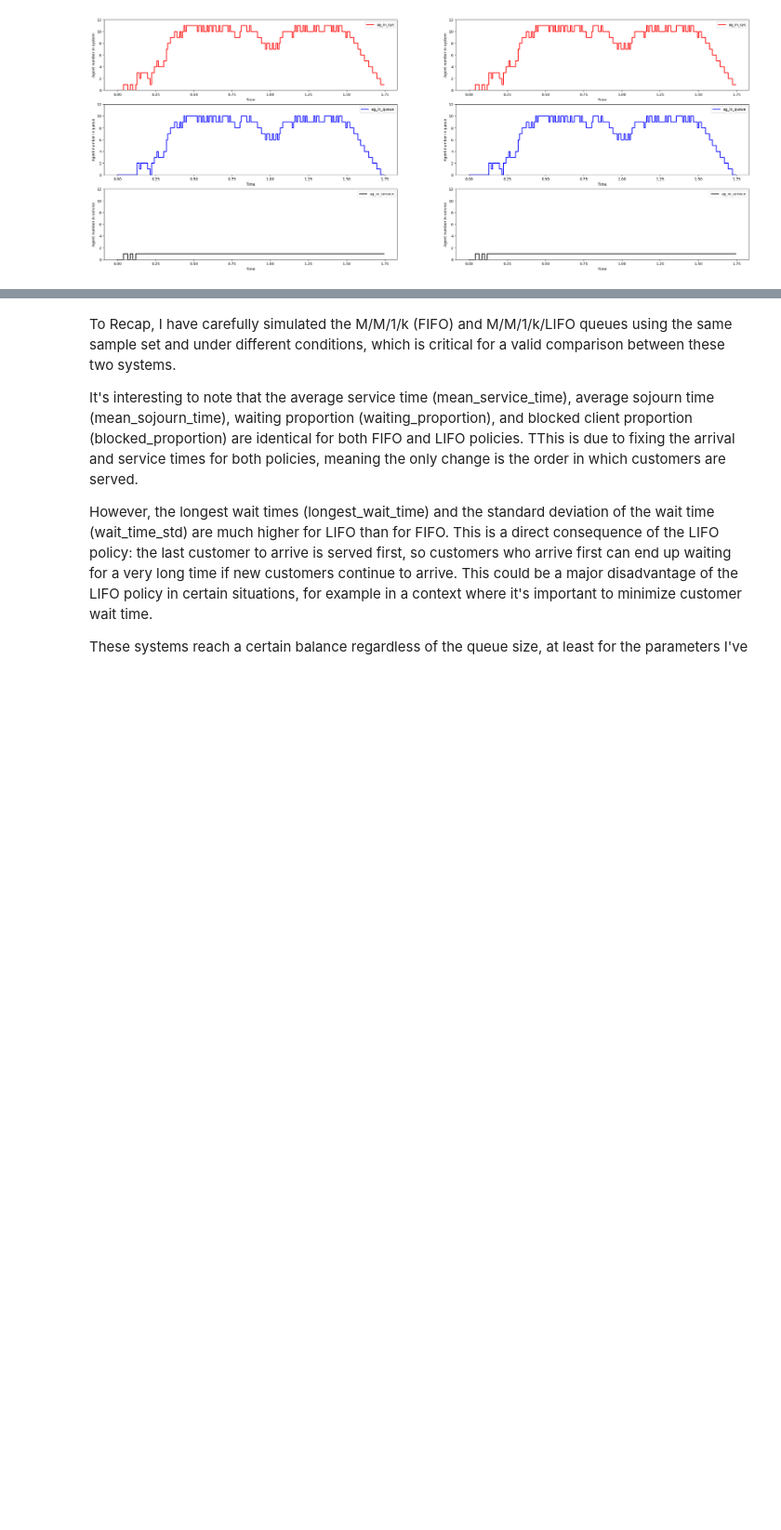
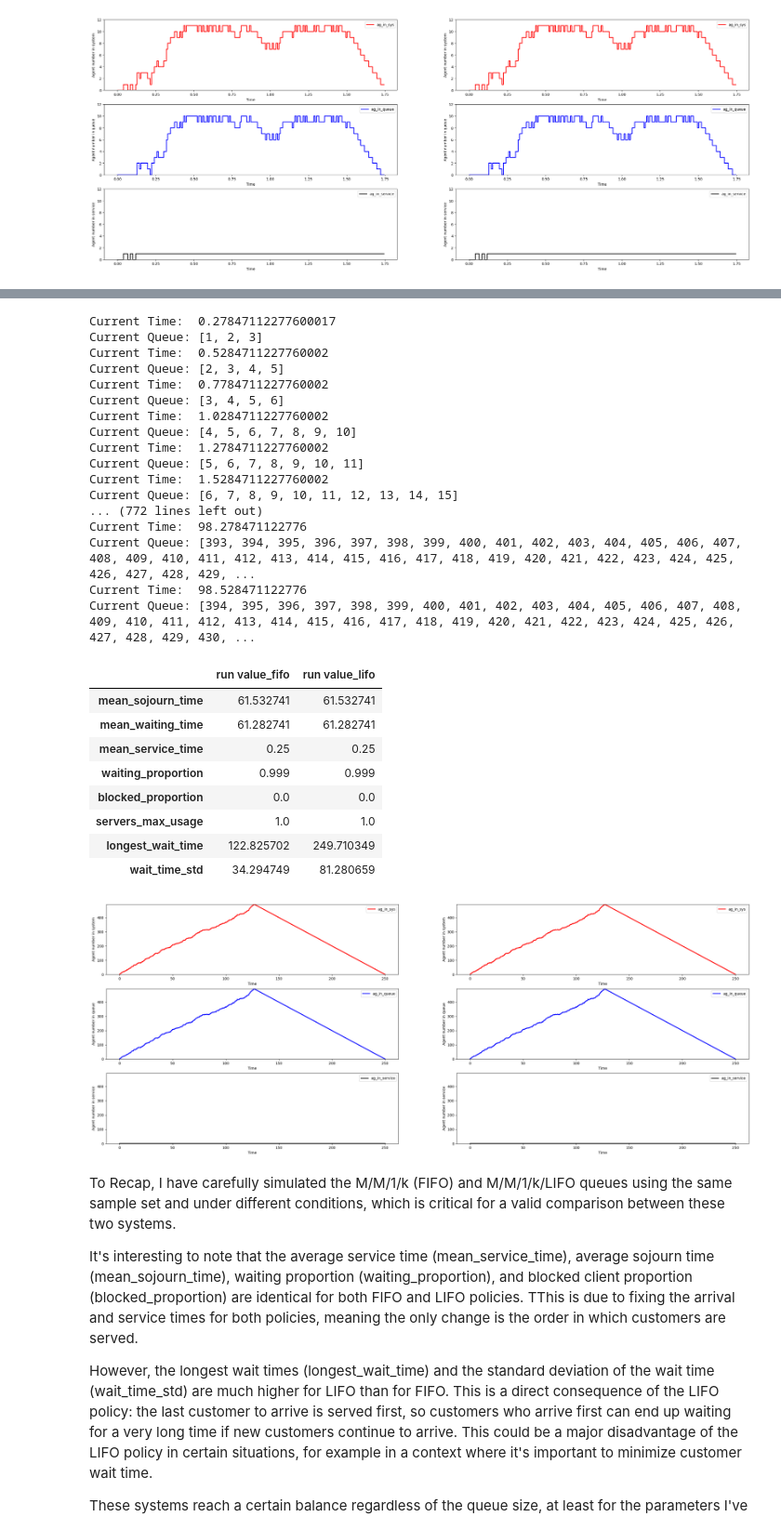
Before and after one commit to TALLEC-Scott/ero2, a Jupyter notebook: Analyse et dimensionnement - Enonce.ipynb, the cells around one changed output, grey strips where cells are left out. Shown at 93% size. Drawn from its saved outputs; the diff is of its cells as text; code cells hidden in the pictures; blank space fills up the shorter version.

```diff
--- a/Analyse et dimensionnement - Enonce.ipynb
+++ b/Analyse et dimensionnement - Enonce.ipynb
@@ -189,7 +189,12 @@ class QS():
 
                 # Update system departure time
                 tops.loc[_next, 't_depart_sys'] = tops.loc[_next, 't_arval_srv'] + processing_times[_next]
-                current_time = tops.loc[inservice.server, 't_depart_sys'].min()
+                #current_time = tops.loc[inservice.server, 't_depart_sys'].min()
+                if any(x is not None for x in inservice.server):  # Check if there are any non-empty servers
+                    non_empty_servers = [x for x in inservice.server if x is not None]
+                    current_time = tops.loc[non_empty_servers, 't_depart_sys'].min()
+               # else:
+                 #   current_time = arrival_times[buffer_ix]  # Get next arrival time if no clients are being processed
 
             else:
                 current_time = arrival_times[buffer_ix]  # Get next arrival time, in case we don't get any clients by the time we are done processing current client
@@ -203,11 +208,9 @@ class QS():
                     wline.add(buffer_ix)
                 buffer_ix += 1
 
-            #buffer_ix += 1
-            if (_next != None):
-                current_time = tops.loc[_next, 't_depart_sys']
-            #print("Current Time: ", current_time)
-            #print("Current Queue:", wline.queue)
+
+            print("Current Time: ", current_time)
+            print("Current Queue:", wline.queue)
 
             # ok so in lifo I noticed that the first length - 1 elements don't ever get processed
             # because our server is too slow so once the buffer_ix gets exceeded, it cuts everything off.
@@ -494,10 +557,38 @@ simulate(1, 10, 1000, 42, 1./4., 1./10)
 | wait_time_std | 0.055027 | 0.078928 |
 [figure]
 # %%
-# Very large queue size to simulate M/M/1 and M/M/1/LIFO
-simulate(1, 10, 10000, 42, 1./10., 1./4)
+# Infinite queue size to simulate M/M/1 and M/M/1/LIFO
+simulate(1, 1000, 1000, 42, 1./8, 1./4)
 
-# We can see the wait time is even worse, if there is no limit than in theory the wait time could be infinte.
+# We can see the wait time is even worse
+# %% [output]
+Current Time:  0.27847112277600017
+Current Queue: [1, 2, 3]
+Current Time:  0.5284711227760002
+Current Queue: [2, 3, 4, 5]
+Current Time:  0.7784711227760002
+Current Queue: [3, 4, 5, 6]
+Current Time:  1.0284711227760002
+Current Queue: [4, 5, 6, 7, 8, 9, 10]
+Current Time:  1.2784711227760002
+Current Queue: [5, 6, 7, 8, 9, 10, 11]
+Current Time:  1.5284711227760002
+Current Queue: [6, 7, 8, 9, 10, 11, 12, 13, 14, 15]
+... (772 lines left out)
+Current Time:  98.278471122776
+Current Queue: [393, 394, 395, 396, 397, 398, 399, 400, 401, 402, 403, 404, 405, 406, 407, 408, 409, 410, 411, 412, 413, 414, 415, 416, 417, 418, 419, 420, 421, 422, 423, 424, 425, 426, 427, 428, 429, ...
+Current Time:  98.528471122776
+Current Queue: [394, 395, 396, 397, 398, 399, 400, 401, 402, 403, 404, 405, 406, 407, 408, 409, 410, 411, 412, 413, 414, 415, 416, 417, 418, 419, 420, 421, 422, 423, 424, 425, 426, 427, 428, 429, 430, ...
+|  | run value_fifo | run value_lifo |
+| mean_sojourn_time | 61.532741 | 61.532741 |
+| mean_waiting_time | 61.282741 | 61.282741 |
+| mean_service_time | 0.25 | 0.25 |
+| waiting_proportion | 0.999 | 0.999 |
+| blocked_proportion | 0.0 | 0.0 |
+| servers_max_usage | 1.0 | 1.0 |
+| longest_wait_time | 122.825702 | 249.710349 |
+| wait_time_std | 34.294749 | 81.280659 |
+[figure, added]
 # %% [markdown]
 To Recap, I have carefully simulated the M/M/1/k (FIFO) and M/M/1/k/LIFO queues using the same sample set and under different conditions, which is critical for a valid comparison between these two systems.
 
```
Also changed, not shown: parts of 24 cells of this notebook.
